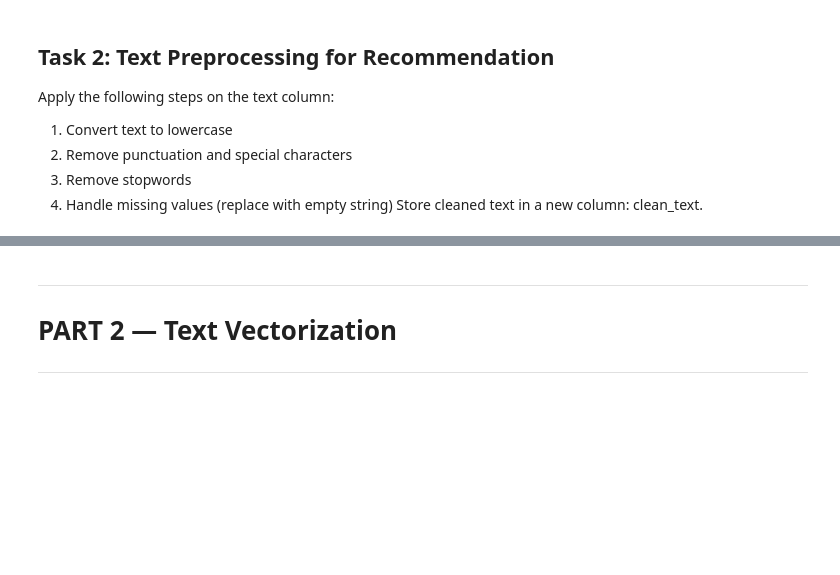
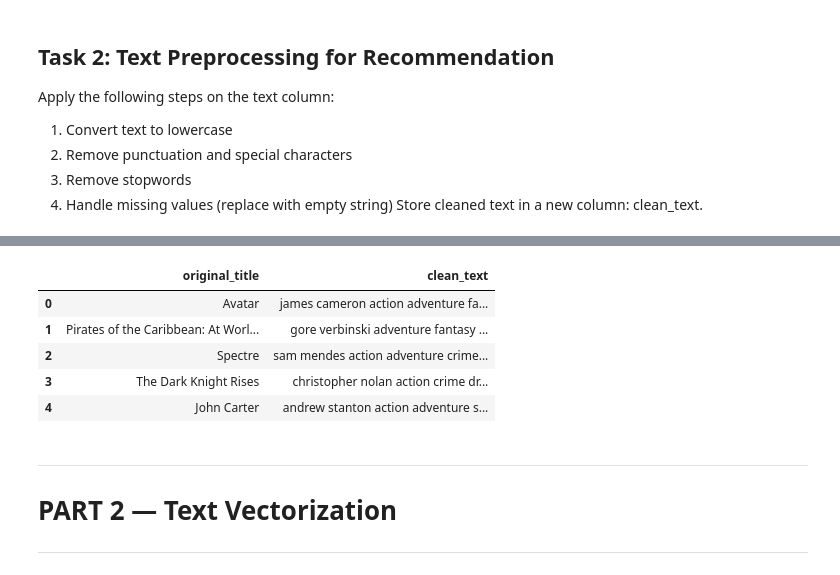
Before and after one commit to Komalgore57/Assignment20, a Jupyter notebook: Assignment20.ipynb, the cells around one changed output, grey strips where cells are left out. Drawn from its saved outputs; the diff is of its cells as text; code cells hidden in the pictures; blank space fills up the shorter version.

```diff
--- a/Assignment20.ipynb
+++ b/Assignment20.ipynb
@@ -25,3 +287,16 @@ Store cleaned text in a new column: clean_text.
+# %%
+# drop other collunms
+
+df.drop(columns= col_names , inplace = True)
+# %%
+df.head()
+# %% [output]
+|  | original_title | clean_text |
+| 0 | Avatar | james cameron action adventure fa... |
+| 1 | Pirates of the Caribbean: At Worl... | gore verbinski adventure fantasy ... |
+| 2 | Spectre | sam mendes action adventure crime... |
+| 3 | The Dark Knight Rises | christopher nolan action crime dr... |
+| 4 | John Carter | andrew stanton action adventure s... |
 # %% [markdown]
 ------------------------------------------
 # PART 2 — Text Vectorization
```
Also changed, not shown: parts of 22 cells of this notebook.
